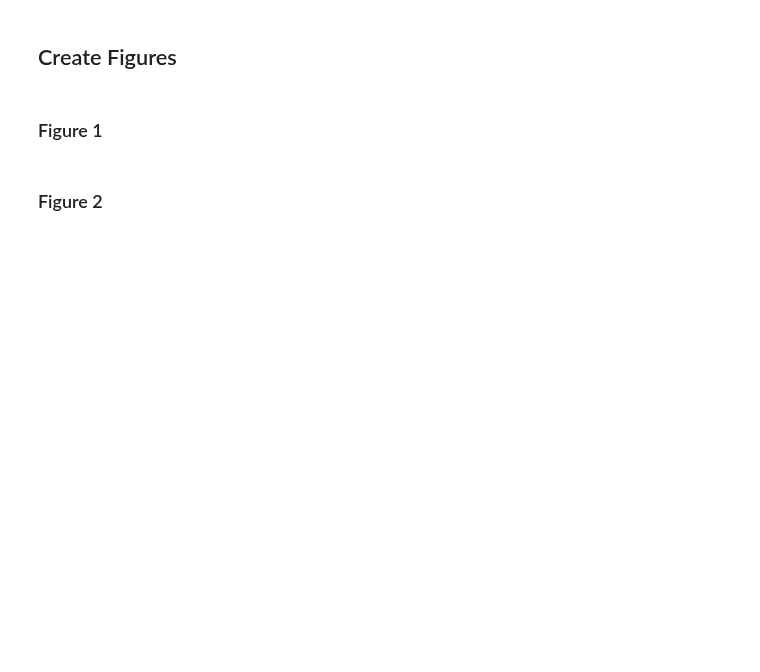
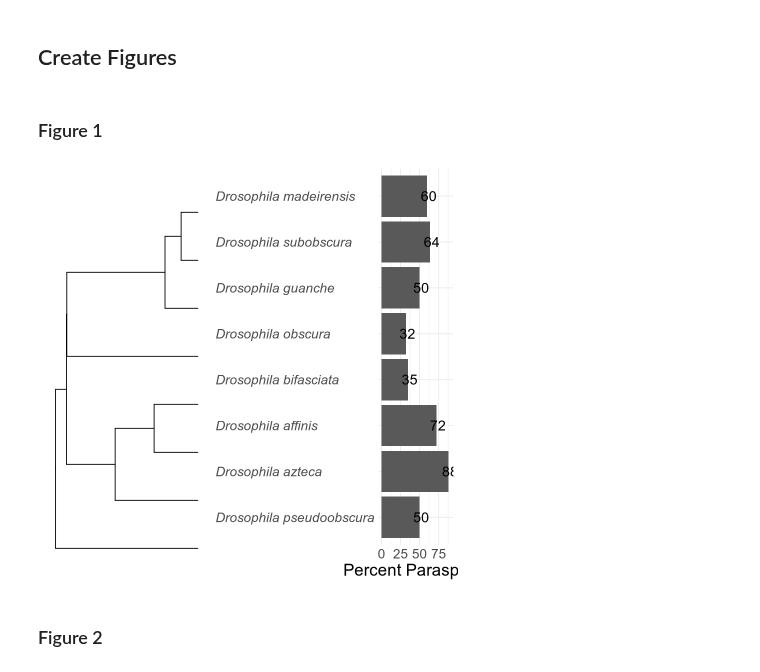
Before and after one commit to zwoonavery/obscura_heterospermy, a Jupyter notebook: analysis/R_figures_zwa.ipynb, the cells around one changed output. Cells and saved outputs as stored; diff of their text form; code cells hidden in the pictures; blank space fills up the shorter version.

```diff
--- a/analysis/R_figures_zwa.ipynb
+++ b/analysis/R_figures_zwa.ipynb
@@ -19,4 +19,4 @@ parasperm <- read_csv("../workflow/tools/parasperm_proportion.csv", skip = 1) %>
     mutate(species = str_replace(species, "D. ", "Drosophila_")) %>%
     rename(parasperm = 2) %>%
     select(species, parasperm)
-tree <- ape::read.tree("../workflow/tools/obscura_tree.nwk")
+tree <- ape::read.tree("../workflow/tools/select_obscura_tree.nwk")
@@ -87,34 +235,36 @@ reads <- read_tsv("../workflow/tools/obscura_group_reads.tsv")
 # %%
 ## get the percent parasperm measured
 parasperm_percent <- parasperm %>%
     rename(label = species)
 
 ## annotate tree with percent parasperm
 tree_label <- tree %>%
     as_tibble() %>%
     left_join(parasperm_percent, by = "label") %>%
     mutate(label = str_replace_all(label, "_", " "))
 
 figure1a <- ggtree(tree) %<+%
     tree_label +
     xlim(NA, 20) +
     labs(title = "")
 
 figure1b <- tree_label %>%
     filter(grepl("Drosophila", label)) %>%
     ggplot(aes(x = factor(label, levels = c("Drosophila pseudoobscura", "Drosophila azteca", "Drosophila affinis", "Drosophila bifasciata",
                                                                    "Drosophila obscura", "Drosophila guanche", "Drosophila subobscura", "Drosophila madeirensis")))) +
-        geom_bar(aes(y = percent_parasperm), stat = "identity") +
-        geom_text(aes(y = percent_parasperm + 2, label = percent_parasperm), size = 6) +
+        geom_bar(aes(y = parasperm), stat = "identity") +
+        geom_text(aes(y = parasperm + 2, label = parasperm), size = 6) +
         labs(y = "Percent Parasperm") +
         theme_minimal() +
         theme(text = element_text(size = 20),
               axis.title.y = element_blank(),
               axis.text.y = element_text(face = "italic", hjust = 0)) +
         coord_flip()
 
 figure1 <- plot_grid(figure1a, NULL, figure1b, rel_widths = c(1, -0.3, 1), nrow = 1)
 figure1
+# %% [output]
+[figure, added]
 # %%
 ggsave("figures/figure1a.png", figure1a, width = 10, height = 9)
 ggsave("figures/figure1b.png", figure1b, width = 10, height = 10)
```
Also changed, not shown: parts of 34 cells of this notebook, 3 other files.
